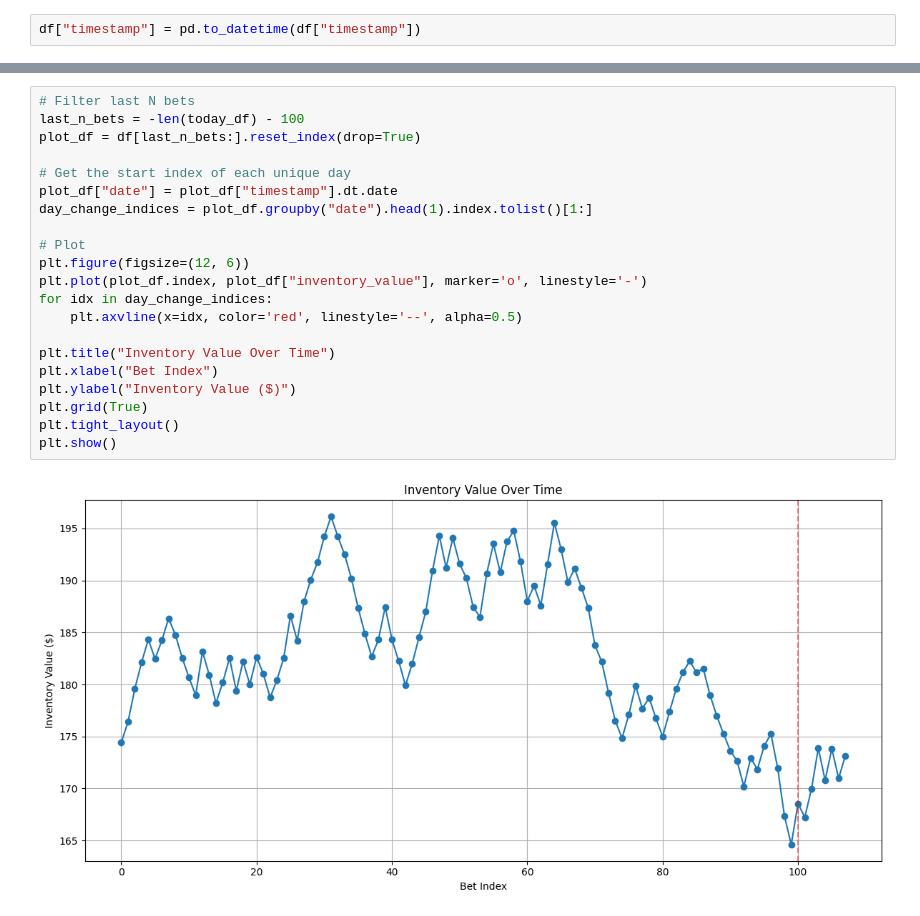
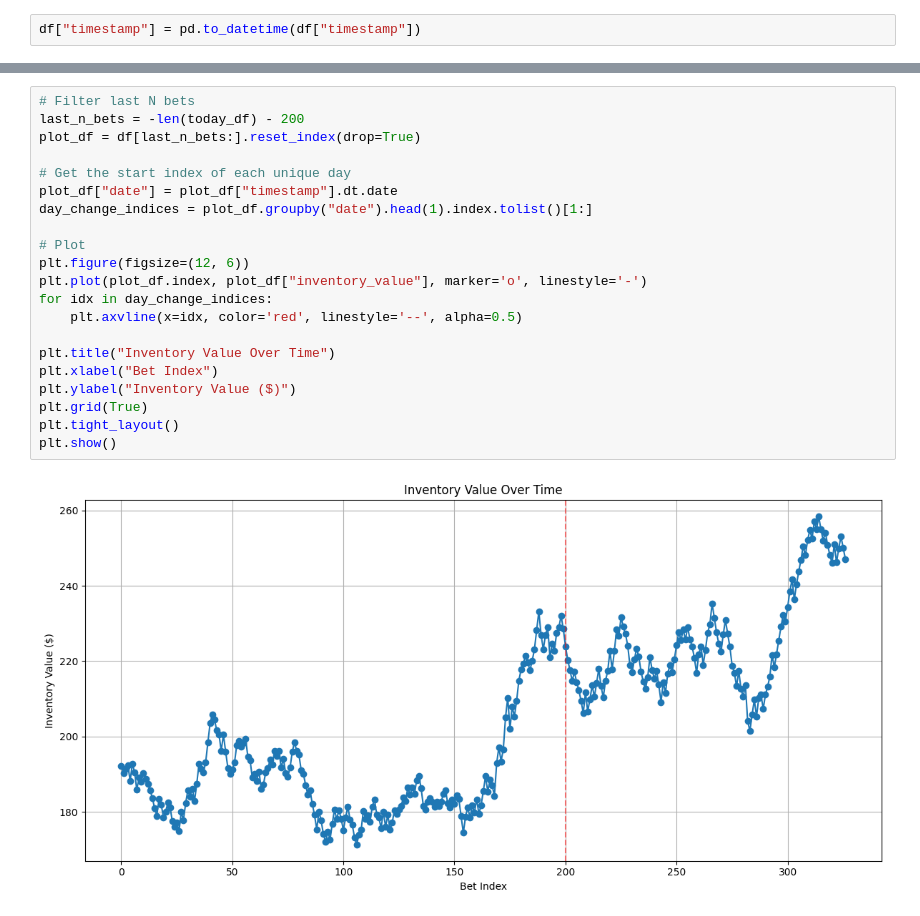
Before and after one commit to predaalex/metin2-AI, a Jupyter notebook: rustypot/graph_profit.ipynb, the cells around one changed output, grey strips where cells are left out. Drawn from its saved outputs; the diff is of its cells as text.

```diff
--- a/rustypot/graph_profit.ipynb
+++ b/rustypot/graph_profit.ipynb
@@ -37,25 +37,25 @@ np.float64(148.75070000000002)
 # %%
 # Filter last N bets
-last_n_bets = -len(today_df) - 100
+last_n_bets = -len(today_df) - 200
 plot_df = df[last_n_bets:].reset_index(drop=True)
 
 # Get the start index of each unique day
 plot_df["date"] = plot_df["timestamp"].dt.date
 day_change_indices = plot_df.groupby("date").head(1).index.tolist()[1:]
 
 # Plot
 plt.figure(figsize=(12, 6))
 plt.plot(plot_df.index, plot_df["inventory_value"], marker='o', linestyle='-')
 for idx in day_change_indices:
     plt.axvline(x=idx, color='red', linestyle='--', alpha=0.5)
 
 plt.title("Inventory Value Over Time")
 plt.xlabel("Bet Index")
 plt.ylabel("Inventory Value ($)")
 plt.grid(True)
 plt.tight_layout()
 plt.show()
 # %% [output]
-[figure, old version]
+[figure, new version]
 # %%
 # Recalculate values just to be safe
```
Also changed, not shown: parts of 5 cells of this notebook, 2 other files.
